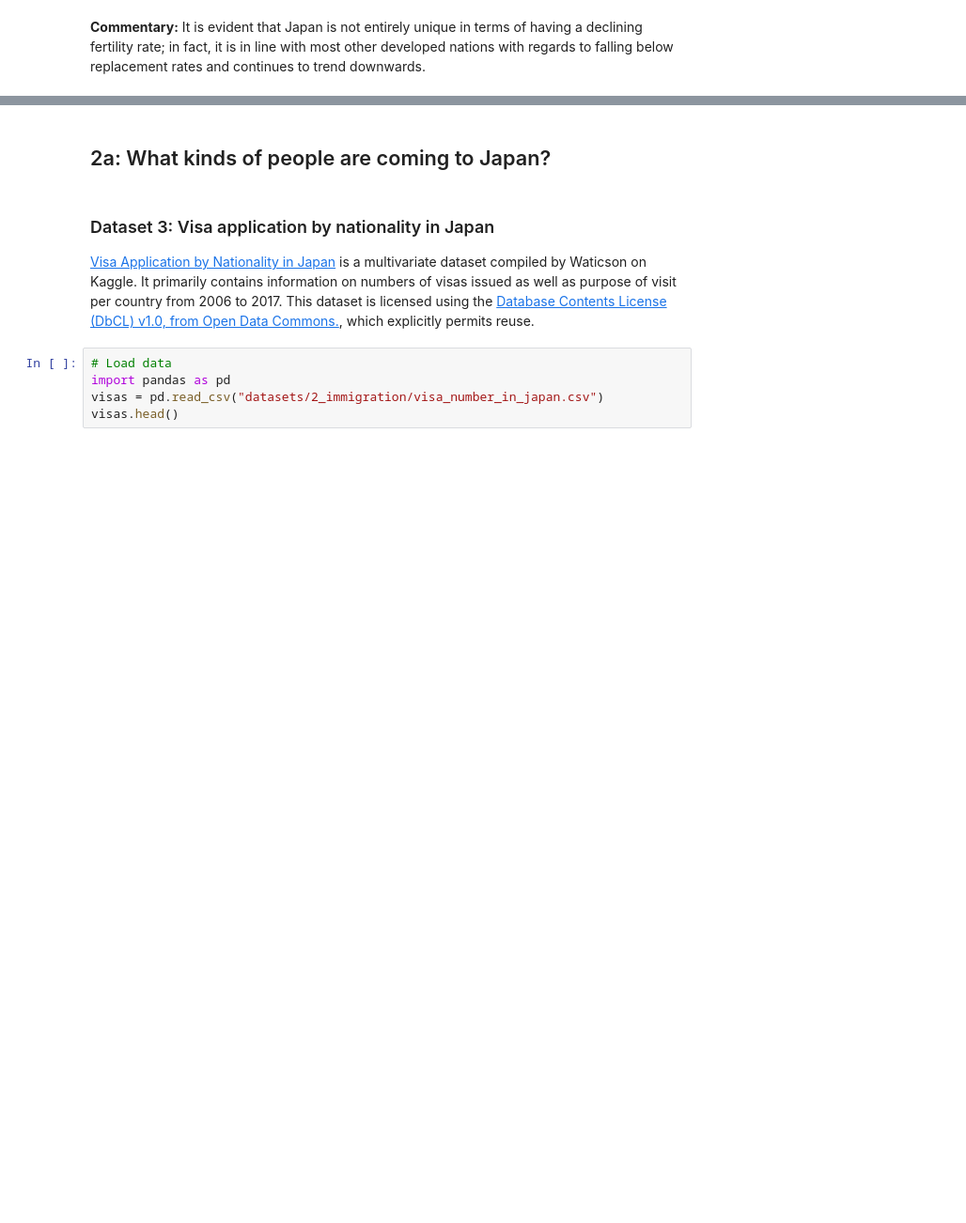
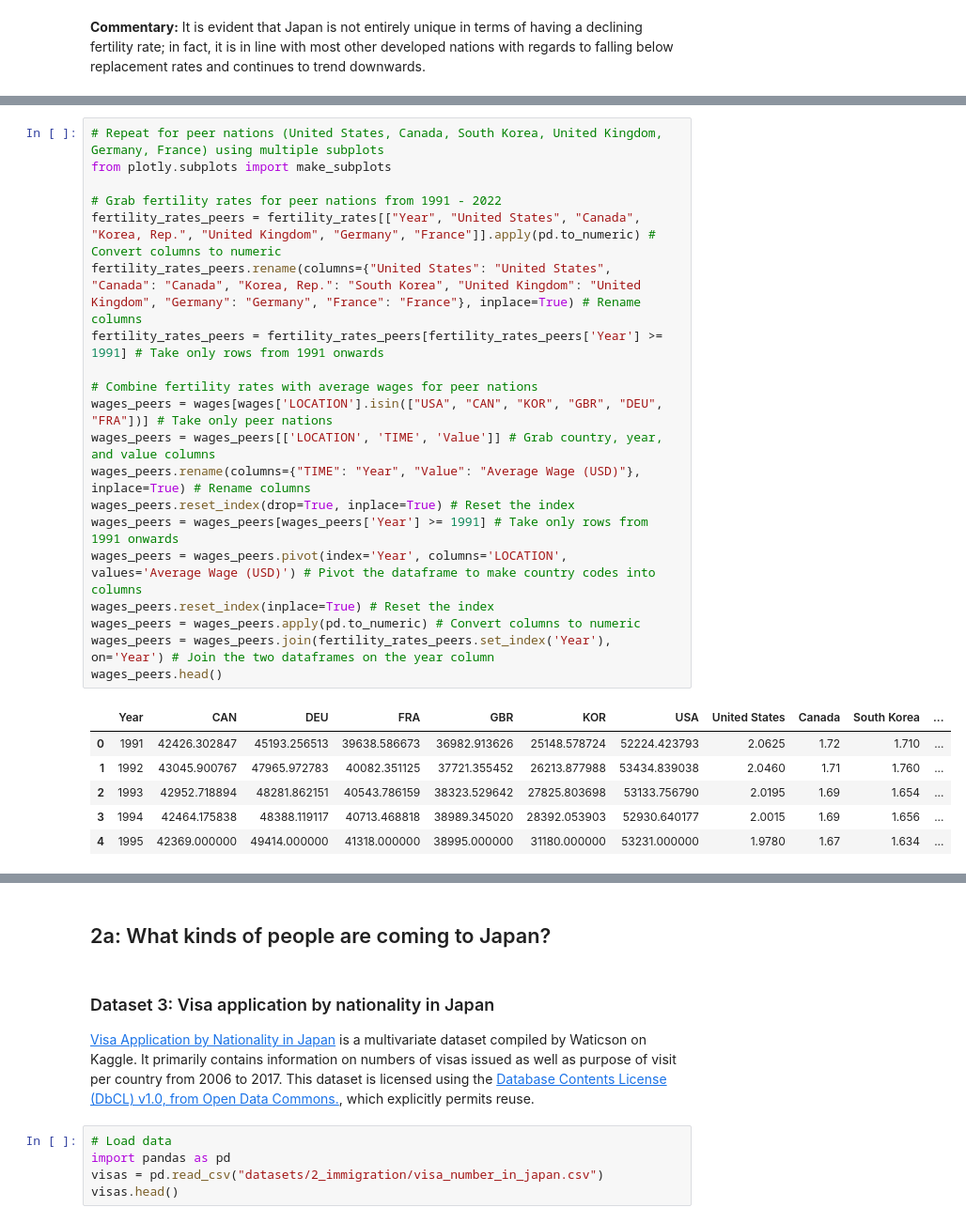
Before and after one commit to kevinwjin/cbb634, a Jupyter notebook: final_project/report.ipynb, the cells around one changed output, grey strips where cells are left out. Shown at 94% size. Cells and saved outputs as stored; diff of their text form; blank space fills up the shorter version.

```diff
--- a/final_project/report.ipynb
+++ b/final_project/report.ipynb
@@ -133,0 +126,27 @@ fig.show()
+# %%
+# Repeat for peer nations (United States, Canada, South Korea, United Kingdom, Germany, France) using multiple subplots
+from plotly.subplots import make_subplots
+
+# Grab fertility rates for peer nations from 1991 - 2022
+fertility_rates_peers = fertility_rates[["Year", "United States", "Canada", "Korea, Rep.", "United Kingdom", "Germany", "France"]].apply(pd.to_numeric) # Convert columns to numeric
+fertility_rates_peers.rename(columns={"United States": "United States", "Canada": "Canada", "Korea, Rep.": "South Korea", "United Kingdom": "United Kingdom", "Germany": "Germany", "France": "France"}, inplace=True) # Rename columns
+fertility_rates_peers = fertility_rates_peers[fertility_rates_peers['Year'] >= 1991] # Take only rows from 1991 onwards
+
+# Combine fertility rates with average wages for peer nations
+wages_peers = wages[wages['LOCATION'].isin(["USA", "CAN", "KOR", "GBR", "DEU", "FRA"])] # Take only peer nations
+wages_peers = wages_peers[['LOCATION', 'TIME', 'Value']] # Grab country, year, and value columns
+wages_peers.rename(columns={"TIME": "Year", "Value": "Average Wage (USD)"}, inplace=True) # Rename columns
+wages_peers.reset_index(drop=True, inplace=True) # Reset the index
+wages_peers = wages_peers[wages_peers['Year'] >= 1991] # Take only rows from 1991 onwards
+wages_peers = wages_peers.pivot(index='Year', columns='LOCATION', values='Average Wage (USD)') # Pivot the dataframe to make country codes into columns
+wages_peers.reset_index(inplace=True) # Reset the index
+wages_peers = wages_peers.apply(pd.to_numeric) # Convert columns to numeric
+wages_peers = wages_peers.join(fertility_rates_peers.set_index('Year'), on='Year') # Join the two dataframes on the year column
+wages_peers.head()
+# %% [output]
+|  | Year | CAN | DEU | FRA | GBR | KOR | USA | United States | Canada | South Korea | ... |
+| 0 | 1991 | 42426.302847 | 45193.256513 | 39638.586673 | 36982.913626 | 25148.578724 | 52224.423793 | 2.0625 | 1.72 | 1.710 | ... |
+| 1 | 1992 | 43045.900767 | 47965.972783 | 40082.351125 | 37721.355452 | 26213.877988 | 53434.839038 | 2.0460 | 1.71 | 1.760 | ... |
+| 2 | 1993 | 42952.718894 | 48281.862151 | 40543.786159 | 38323.529642 | 27825.803698 | 53133.756790 | 2.0195 | 1.69 | 1.654 | ... |
+| 3 | 1994 | 42464.175838 | 48388.119117 | 40713.468818 | 38989.345020 | 28392.053903 | 52930.640177 | 2.0015 | 1.69 | 1.656 | ... |
+| 4 | 1995 | 42369.000000 | 49414.000000 | 41318.000000 | 38995.000000 | 31180.000000 | 53231.000000 | 1.9780 | 1.67 | 1.634 | ... |
```
Also changed, not shown: parts of 14 cells of this notebook.
